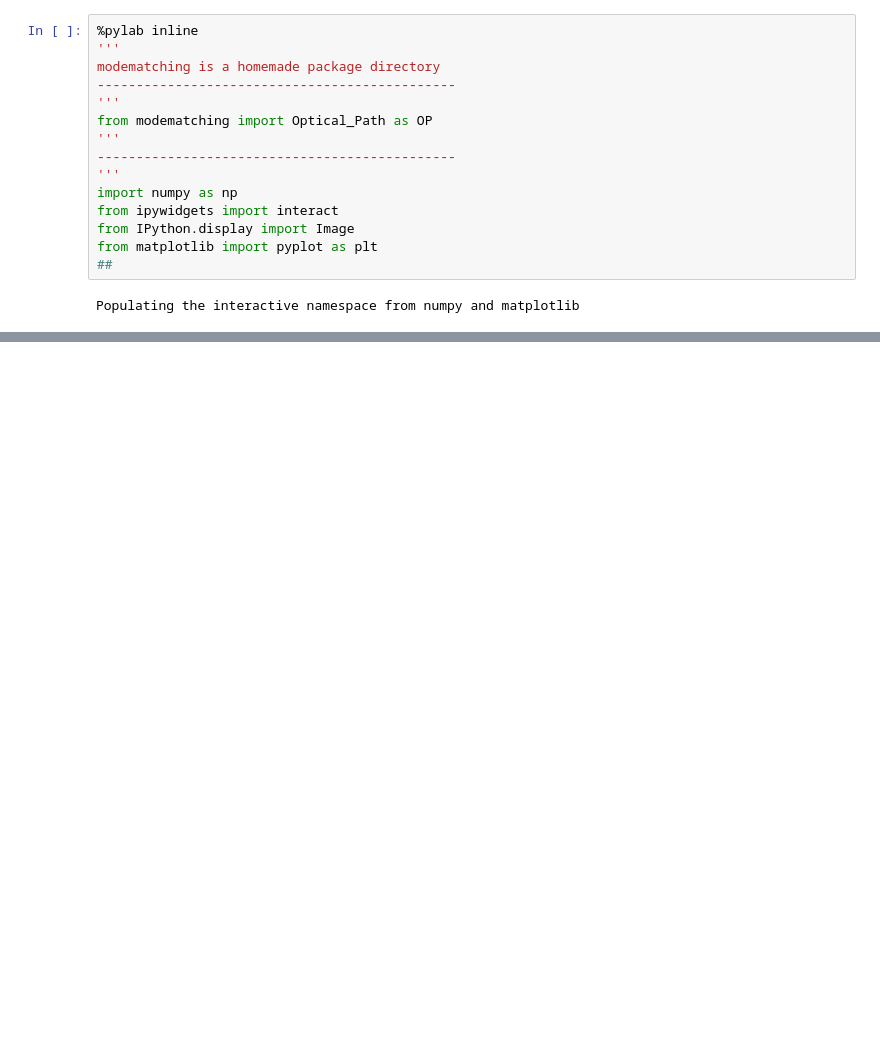
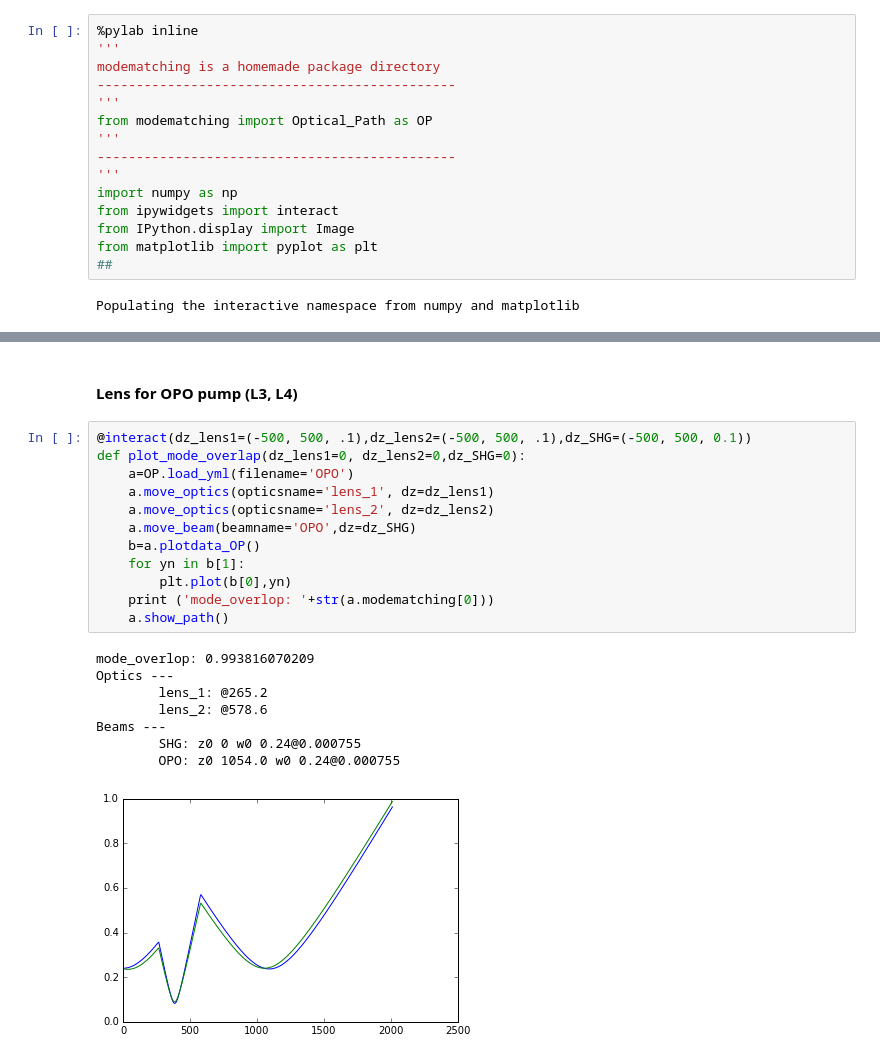
Before and after one commit to XueshiGuo/Gau-modematching, a Jupyter notebook: Mode_Matching_tool_by_Xueshi.ipynb, the cells around one changed output, grey strips where cells are left out. Saved outputs shown, nothing was run; the diff lists cells and outputs as text; blank space fills up the shorter version.

```diff
--- a/Mode_Matching_tool_by_Xueshi.ipynb
+++ b/Mode_Matching_tool_by_Xueshi.ipynb
@@ -17,0 +41,23 @@ Populating the interactive namespace from numpy and matplotlib
+# %% [markdown]
+#### Lens for OPO pump (L3, L4)
+# %%
+@interact(dz_lens1=(-500, 500, .1),dz_lens2=(-500, 500, .1),dz_SHG=(-500, 500, 0.1))
+def plot_mode_overlap(dz_lens1=0, dz_lens2=0,dz_SHG=0):
+    a=OP.load_yml(filename='OPO')
+    a.move_optics(opticsname='lens_1', dz=dz_lens1)
+    a.move_optics(opticsname='lens_2', dz=dz_lens2)
+    a.move_beam(beamname='OPO',dz=dz_SHG)
+    b=a.plotdata_OP()
+    for yn in b[1]:
+        plt.plot(b[0],yn)
+    print ('mode_overlop: '+str(a.modematching[0]))
+    a.show_path()
+# %% [output]
+mode_overlop: 0.993816070209
+Optics ---
+        lens_1: @265.2
+        lens_2: @578.6
+Beams ---
+        SHG: z0 0 w0 0.24@0.000755
+        OPO: z0 1054.0 w0 0.24@0.000755
+[figure, added]
```
Also changed, not shown: parts of 6 cells of this notebook, 3 other files.
